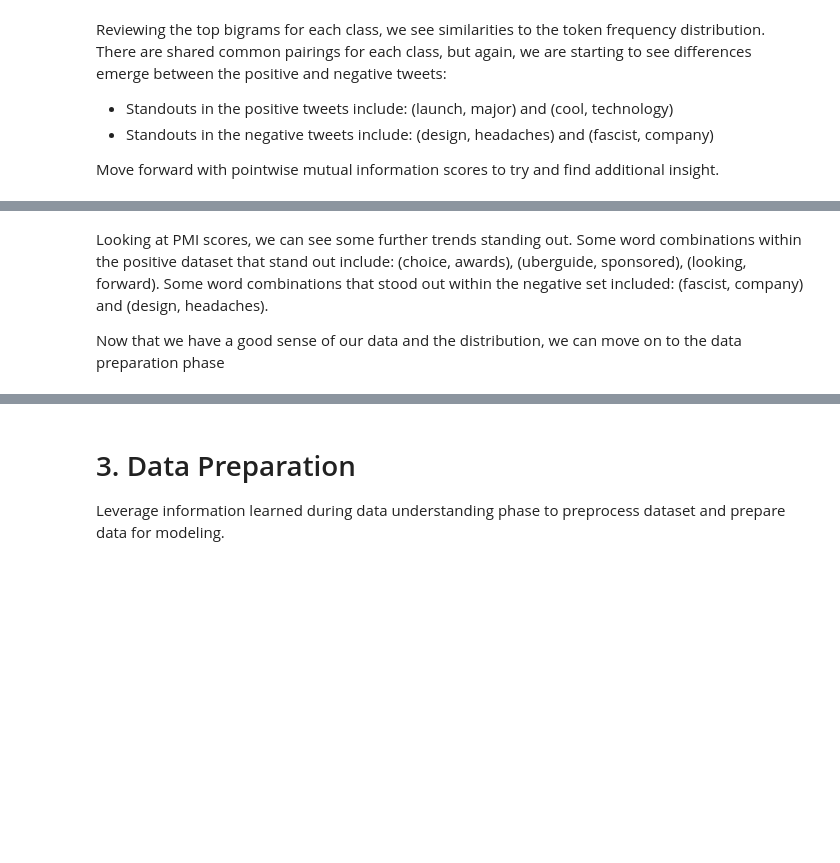
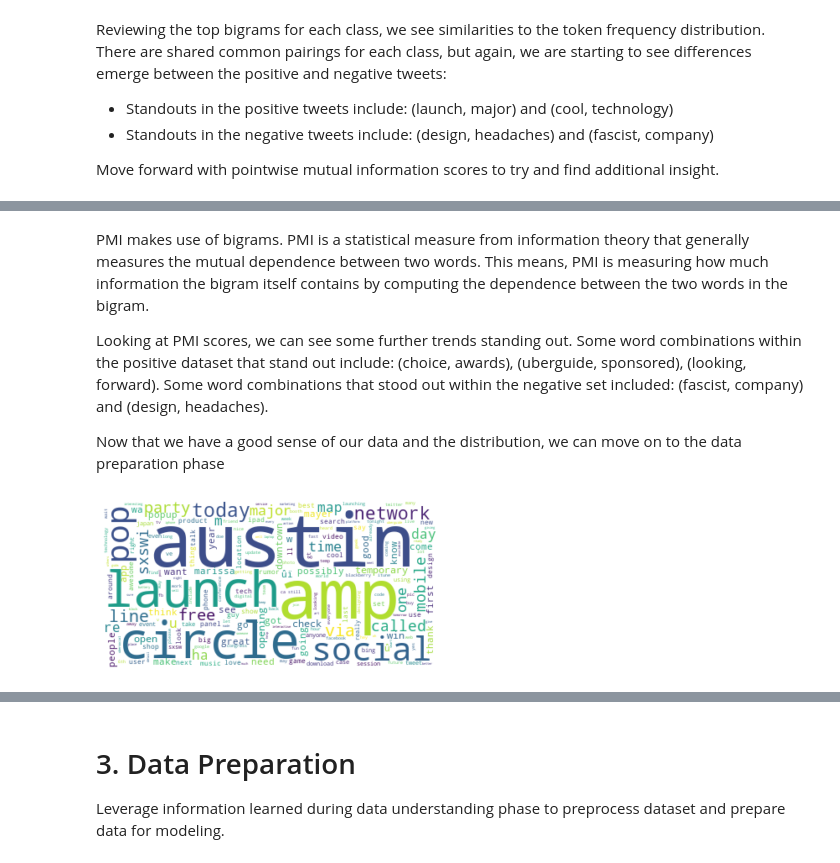
Before and after one commit to akaigraham/Tweet-Classification-NLP, a Jupyter notebook: sentiment_nlp.ipynb, the cells around one changed output, grey strips where cells are left out. Drawn from its saved outputs; the diff is of its cells as text; code cells hidden in the pictures; blank space fills up the shorter version.

```diff
--- a/sentiment_nlp.ipynb
+++ b/sentiment_nlp.ipynb
@@ -708,4 +714,16 @@ plt.tight_layout()
 # %% [markdown]
+PMI makes use of bigrams.  PMI is a statistical measure from information theory that generally measures the mutual dependence between two words.  This means, PMI is measuring how much information the bigram itself contains by computing the dependence between the two words in the bigram.
+
 Looking at PMI scores, we can see some further trends standing out.  Some word combinations within the positive dataset that stand out include: (choice, awards), (uberguide, sponsored), (looking, forward).  Some word combinations that stood out within the negative set included: (fascist, company) and (design, headaches).
 
 Now that we have a good sense of our data and the distribution, we can move on to the data preparation phase
+# %%
+# generate wordcloud for all tweets
+from wordcloud import WordCloud
+word_cloud_text = " ".join(concat_all)
+word_cloud = WordCloud(collocations=False, background_color='white').generate(word_cloud_text)
+plt.imshow(word_cloud, interpolation='bilinear')
+plt.axis('off')
+plt.show()
+# %% [output]
+[figure, added]
```
Also changed, not shown: parts of 15 cells of this notebook.
